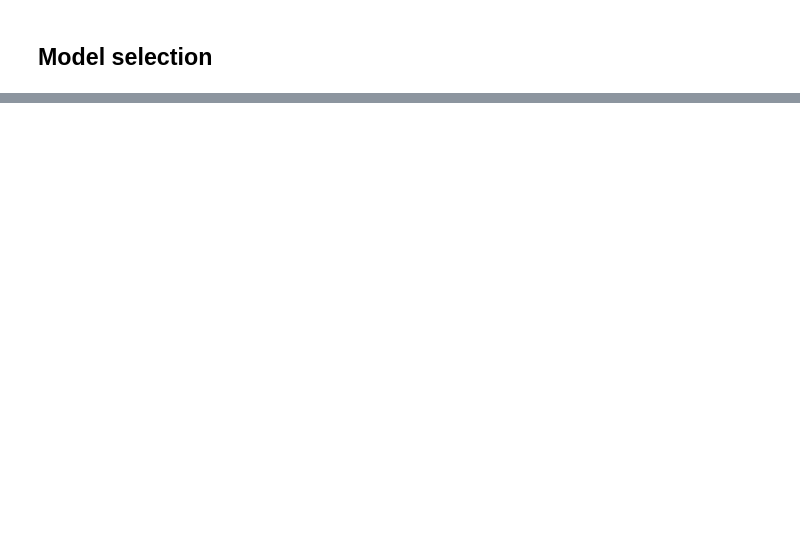
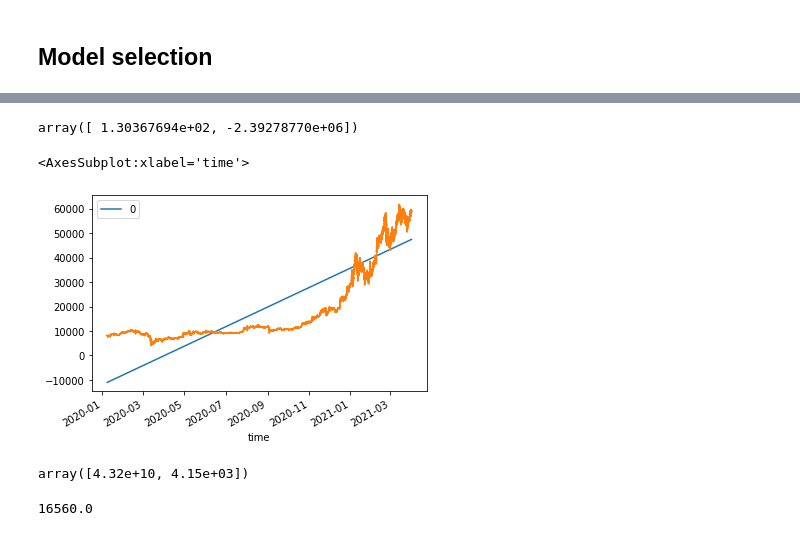
Before and after one commit to felipemontefuscolo/bitme, a Jupyter notebook: OhlcSim.ipynb, the cells around one changed output, grey strips where cells are left out. Cells and saved outputs as stored; diff of their text form; code cells hidden in the pictures; blank space fills up the shorter version.

```diff
--- a/OhlcSim.ipynb
+++ b/OhlcSim.ipynb
@@ -734,0 +831,14 @@ NameError: name 'model_selection' is not defined
+# %%
+coeffs = np.polyfit(date2num(df.close.index), df.close.values, 1)
+# %%
+coeffs
+# %% [output]
+array([ 1.30367694e+02, -2.39278770e+06])
+# %%
+p = np.poly1d(coeffs)
+# %%
+pd.DataFrame(p(date2num(df.close.index)), index=date2num(df.close.index)).plot()
+df.close.plot()
+# %% [output]
+<AxesSubplot:xlabel='time'>
+[figure, added]
@@ -734,0 +869,8 @@ NameError: name 'model_selection' is not defined
+# %%
+np.polyfit(date2num(df.close[0:1]), df.close[0:1].values, 1)
+# %% [output]
+array([4.32e+10, 4.15e+03])
+# %%
+date2num(pd.Timestamp('20150505'))
+# %% [output]
+16560.0
```
Also changed, not shown: parts of 120 cells of this notebook.
